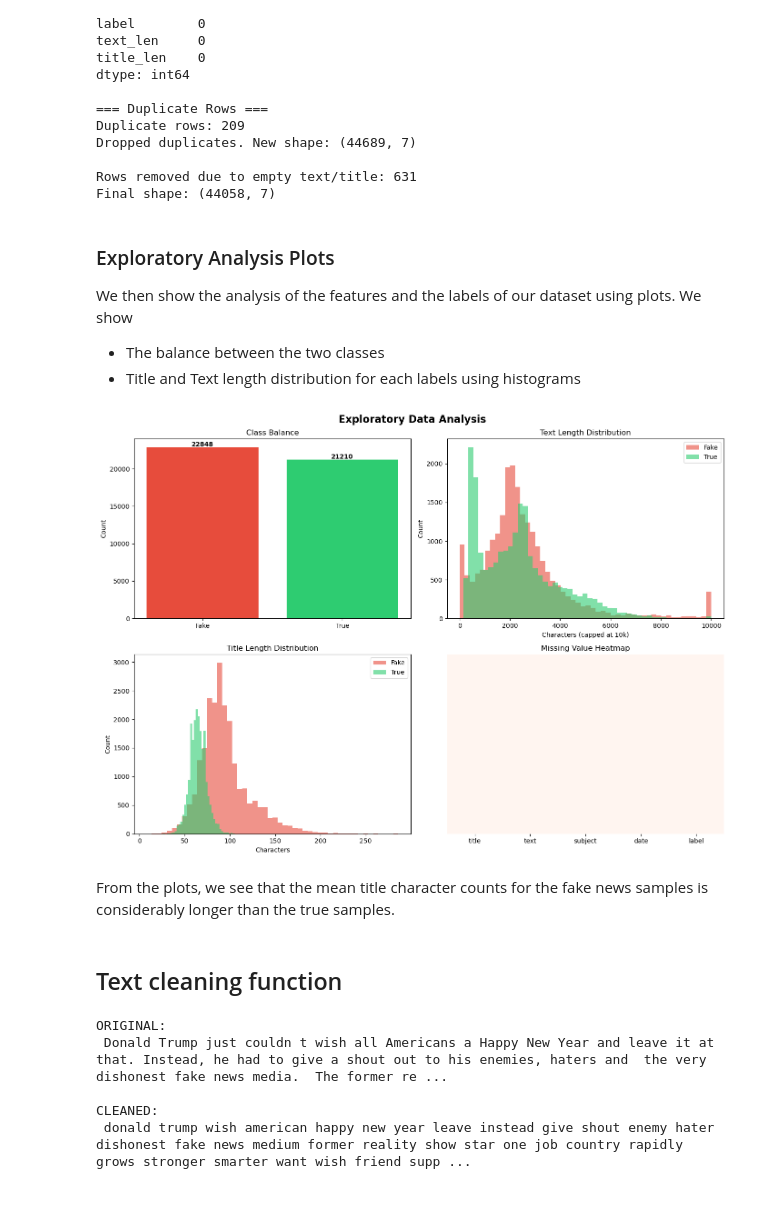
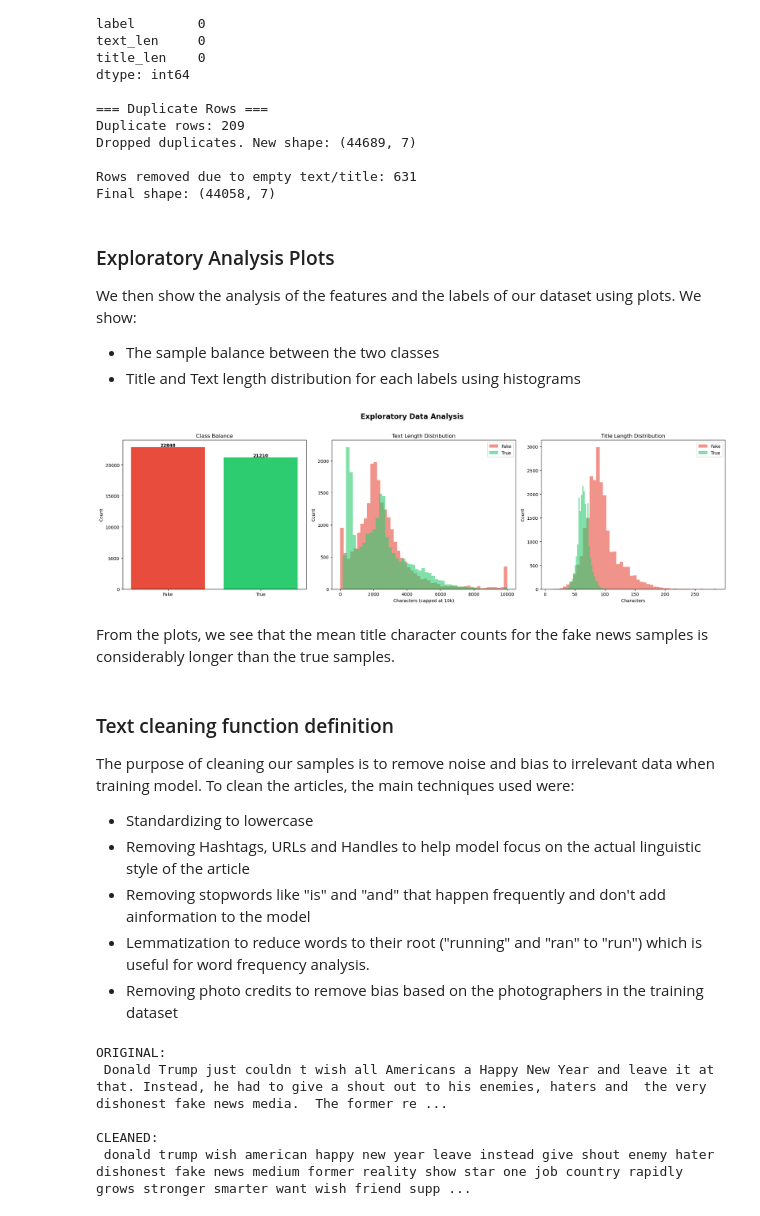
Before and after one commit to natitedros/transparent-fake-news-detector, a Jupyter notebook: task_1_preprocessing.ipynb, the cells around one changed output. Cells and saved outputs as stored; diff of their text form; code cells hidden in the pictures.

```diff
--- a/task_1_preprocessing.ipynb
+++ b/task_1_preprocessing.ipynb
@@ -139,52 +139,56 @@ Final shape: (44058, 7)
 # %% [markdown]
 ### Exploratory Analysis Plots
 
-We then show the analysis of the features and the labels of our dataset using plots. We show
-- The balance between the two classes
+We then show the analysis of the features and the labels of our dataset using plots. We show:
+- The sample balance between the two classes
 - Title and Text length distribution for each labels using histograms
 # %%
-fig, axes = plt.subplots(2, 2, figsize=(14, 10))
-fig.suptitle("Exploratory Data Analysis", fontsize=16, fontweight="bold")
+fig, axes = plt.subplots(1, 3, figsize=(20, 6))
+fig.suptitle("Exploratory Data Analysis", fontsize=16, fontweight="bold", y=1.02)
 
 # 1. Class balance
 label_counts = df["label"].value_counts().rename({0: "Fake", 1: "True"})
-axes[0, 0].bar(label_counts.index, label_counts.values, color=["#e74c3c", "#2ecc71"])
-axes[0, 0].set_title("Class Balance")
-axes[0, 0].set_ylabel("Count")
+axes[0].bar(label_counts.index, label_counts.values, color=["#e74c3c", "#2ecc71"])
+axes[0].set_title("Class Balance")
+axes[0].set_ylabel("Count")
 for i, v in enumerate(label_counts.values):
-    axes[0, 0].text(i, v + 100, str(v), ha="center", fontweight="bold")
+    axes[0].text(i, v + 100, str(v), ha="center", fontweight="bold")
 
 # 2. Text length distribution by label
 for label, color, name in [(0, "#e74c3c", "Fake"), (1, "#2ecc71", "True")]:
     subset = df[df["label"] == label]["text_len"]
-    axes[0, 1].hist(subset.clip(upper=10000), bins=50, alpha=0.6, color=color, label=name)
-axes[0, 1].set_title("Text Length Distribution")
-axes[0, 1].set_xlabel("Characters (capped at 10k)")
-axes[0, 1].set_ylabel("Count")
-axes[0, 1].legend()
+    axes[1].hist(subset.clip(upper=10000), bins=50, alpha=0.6, color=color, label=name)
+axes[1].set_title("Text Length Distribution")
+axes[1].set_xlabel("Characters (capped at 10k)")
+axes[1].set_ylabel("Count")
+axes[1].legend()
 
 # 3. Title length distribution by label
 for label, color, name in [(0, "#e74c3c", "Fake"), (1, "#2ecc71", "True")]:
     subset = df[df["label"] == label]["title_len"]
-    axes[1, 0].hist(subset, bins=50, alpha=0.6, color=color, label=name)
-axes[1, 0].set_title("Title Length Distribution")
-axes[1, 0].set_xlabel("Characters")
-axes[1, 0].set_ylabel("Count")
-axes[1, 0].legend()
-
-# 4. Missing value heatmap
-missing = df[["title", "text", "subject", "date", "label"]].isnull()
-sns.heatmap(missing, cbar=False, yticklabels=False, ax=axes[1, 1], cmap="Reds")
-axes[1, 1].set_title("Missing Value Heatmap")
+    axes[2].hist(subset, bins=50, alpha=0.6, color=color, label=name)
+axes[2].set_title("Title Length Distribution")
+axes[2].set_xlabel("Characters")
+axes[2].set_ylabel("Count")
+axes[2].legend()
 
 plt.tight_layout()
+plt.savefig("./plots/eda_plots.png", dpi=150, bbox_inches="tight")
 plt.show()
 # %% [output]
-[figure, old version]
+[figure, new version]
 # %% [markdown]
 From the plots, we see that the mean title character counts for the fake news samples is considerably longer than the true samples.
 # %% [markdown]
-## Text cleaning function
+### Text cleaning function definition
+
+The purpose of cleaning our samples is to remove noise and bias to irrelevant data when training model. To clean the articles, the main techniques used were:
+
+- Standardizing to lowercase
+- Removing Hashtags, URLs and Handles to help model focus on the actual linguistic style of the article
+- Removing stopwords like "is" and "and" that happen frequently and don't add ainformation to the model
+- Lemmatization to reduce words to their root ("running" and "ran" to "run") which is useful for word frequency analysis.
+- Removing photo credits to remove bias based on the photographers in the training dataset
 # %%
 STOP_WORDS = set(stopwords.words("english"))
 lemmatizer = WordNetLemmatizer()
```
Also changed, not shown: parts of 6 cells of this notebook, 1 other file.
